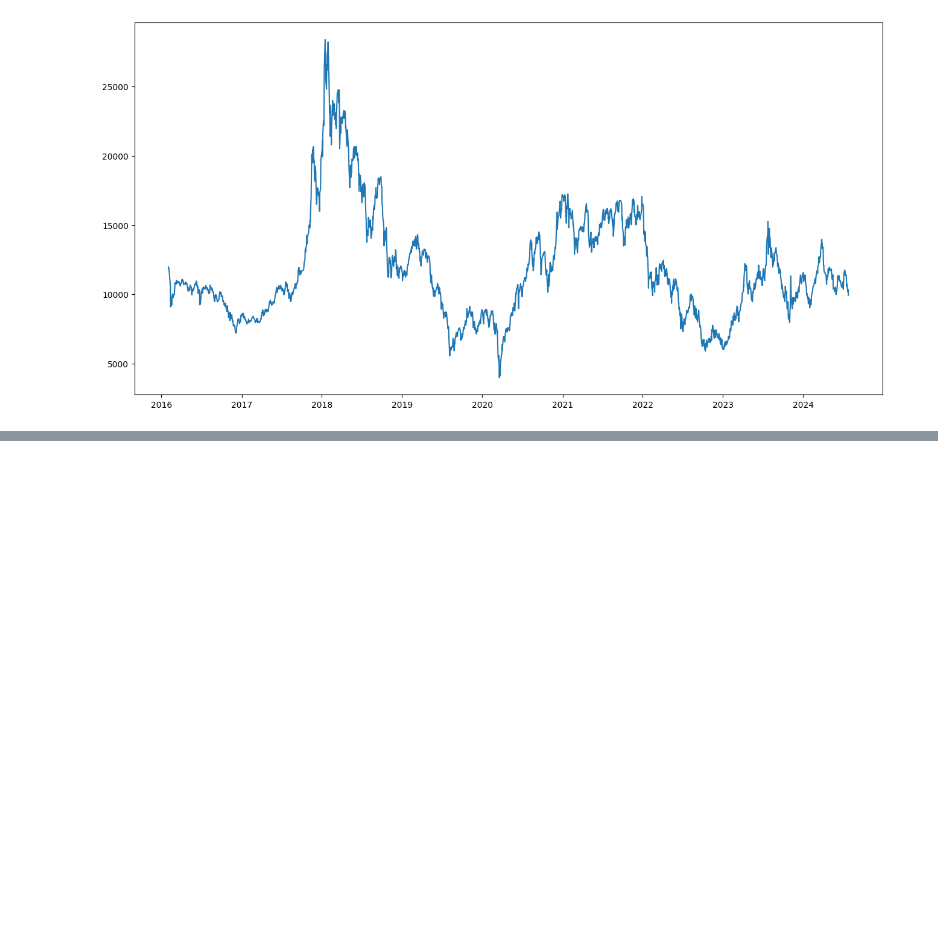
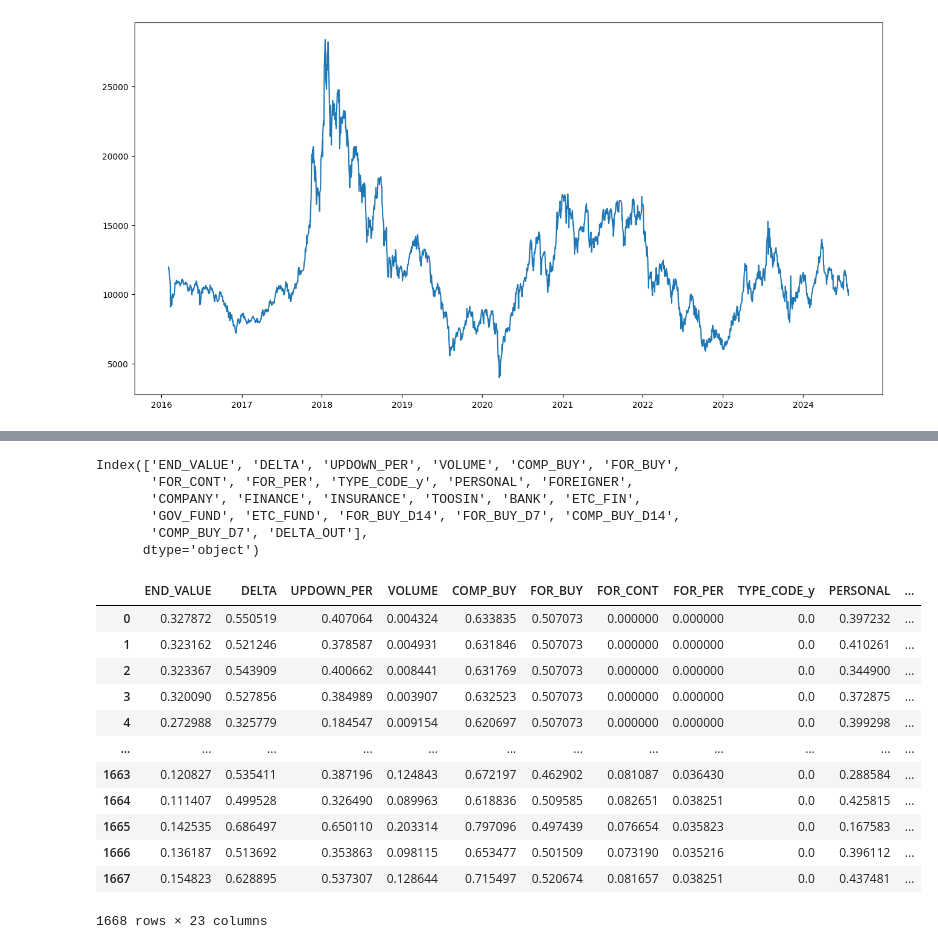
Before and after one commit to gonni/myFirstPyCrawl, a Jupyter notebook: ml/LstmSample.ipynb, the cells around one changed output, grey strips where cells are left out. Cells and saved outputs as stored; diff of their text form; code cells hidden in the pictures; blank space fills up the shorter version.

```diff
--- a/ml/LstmSample.ipynb
+++ b/ml/LstmSample.ipynb
@@ -80,3 +76,8 @@ See the caveats in the documentation: https://pandas.pydata.org/pandas-docs/stab
   df3['DATEON'] = pd.to_datetime(df3.DATEON, format='%y.%m.%d')
 [<matplotlib.lines.Line2D at 0x...>]
 [figure]
+# %%
+scaler = MinMaxScaler()
+scale_cols = df3.columns.drop(['DATEON', 'TYPE_CODE_x'])
+scaled = scaler.fit_transform(df3[scale_cols])
+scaled
@@ -82,0 +98,31 @@ See the caveats in the documentation: https://pandas.pydata.org/pandas-docs/stab
+# %%
+df4 = pd.DataFrame(scaled, columns=scale_cols)
+df4
+# %% [output]
+Index(['END_VALUE', 'DELTA', 'UPDOWN_PER', 'VOLUME', 'COMP_BUY', 'FOR_BUY',
+       'FOR_CONT', 'FOR_PER', 'TYPE_CODE_y', 'PERSONAL', 'FOREIGNER',
+       'COMPANY', 'FINANCE', 'INSURANCE', 'TOOSIN', 'BANK', 'ETC_FIN',
+       'GOV_FUND', 'ETC_FUND', 'FOR_BUY_D14', 'FOR_BUY_D7', 'COMP_BUY_D14',
+       'COMP_BUY_D7', 'DELTA_OUT'],
+      dtype='object')
+# %%
+from sklearn.model_selection import train_test_split
+x_train, x_test, y_train, y_test = train_test_split(df4.drop(columns=['DELTA_OUT']), df4['DELTA_OUT'], test_size=0.2, random_state=0, shuffle=False)
+
+#x_train.shape, x_test.shape, y_train.shape, y_test.shape
+
+x_train
+# %% [output]
+|  | END_VALUE | DELTA | UPDOWN_PER | VOLUME | COMP_BUY | FOR_BUY | FOR_CONT | FOR_PER | TYPE_CODE_y | PERSONAL | ... |
+| 0 | 0.327872 | 0.550519 | 0.407064 | 0.004324 | 0.633835 | 0.507073 | 0.000000 | 0.000000 | 0.0 | 0.397232 | ... |
+| 1 | 0.323162 | 0.521246 | 0.378587 | 0.004931 | 0.631846 | 0.507073 | 0.000000 | 0.000000 | 0.0 | 0.410261 | ... |
+| 2 | 0.323367 | 0.543909 | 0.400662 | 0.008441 | 0.631769 | 0.507073 | 0.000000 | 0.000000 | 0.0 | 0.344900 | ... |
+| 3 | 0.320090 | 0.527856 | 0.384989 | 0.003907 | 0.632523 | 0.507073 | 0.000000 | 0.000000 | 0.0 | 0.372875 | ... |
+| 4 | 0.272988 | 0.325779 | 0.184547 | 0.009154 | 0.620697 | 0.507073 | 0.000000 | 0.000000 | 0.0 | 0.399298 | ... |
+| ... | ... | ... | ... | ... | ... | ... | ... | ... | ... | ... | ... |
+| 1663 | 0.120827 | 0.535411 | 0.387196 | 0.124843 | 0.672197 | 0.462902 | 0.081087 | 0.036430 | 0.0 | 0.288584 | ... |
+| 1664 | 0.111407 | 0.499528 | 0.326490 | 0.089963 | 0.618836 | 0.509585 | 0.082651 | 0.038251 | 0.0 | 0.425815 | ... |
+| 1665 | 0.142535 | 0.686497 | 0.650110 | 0.203314 | 0.797096 | 0.497439 | 0.076654 | 0.035823 | 0.0 | 0.167583 | ... |
+| 1666 | 0.136187 | 0.513692 | 0.353863 | 0.098115 | 0.653477 | 0.501509 | 0.073190 | 0.035216 | 0.0 | 0.396112 | ... |
+| 1667 | 0.154823 | 0.628895 | 0.537307 | 0.128644 | 0.715497 | 0.520674 | 0.081657 | 0.038251 | 0.0 | 0.437481 | ... |
+1668 rows × 23 columns
```
Also changed, not shown: parts of 4 cells of this notebook, 2 other files.
